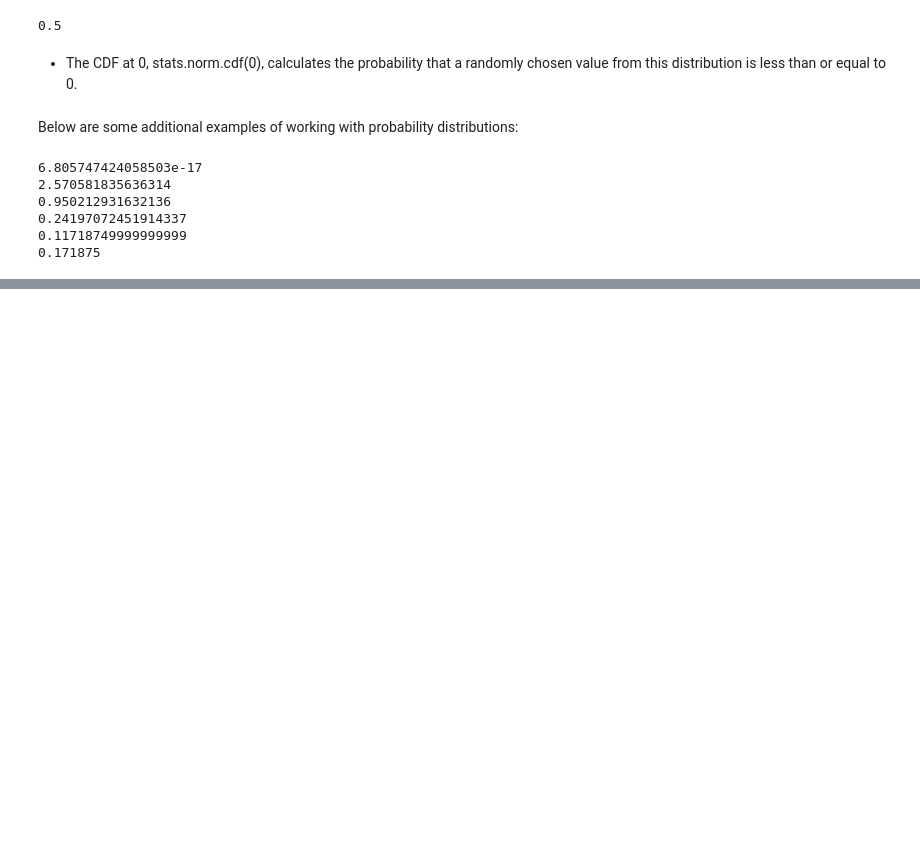
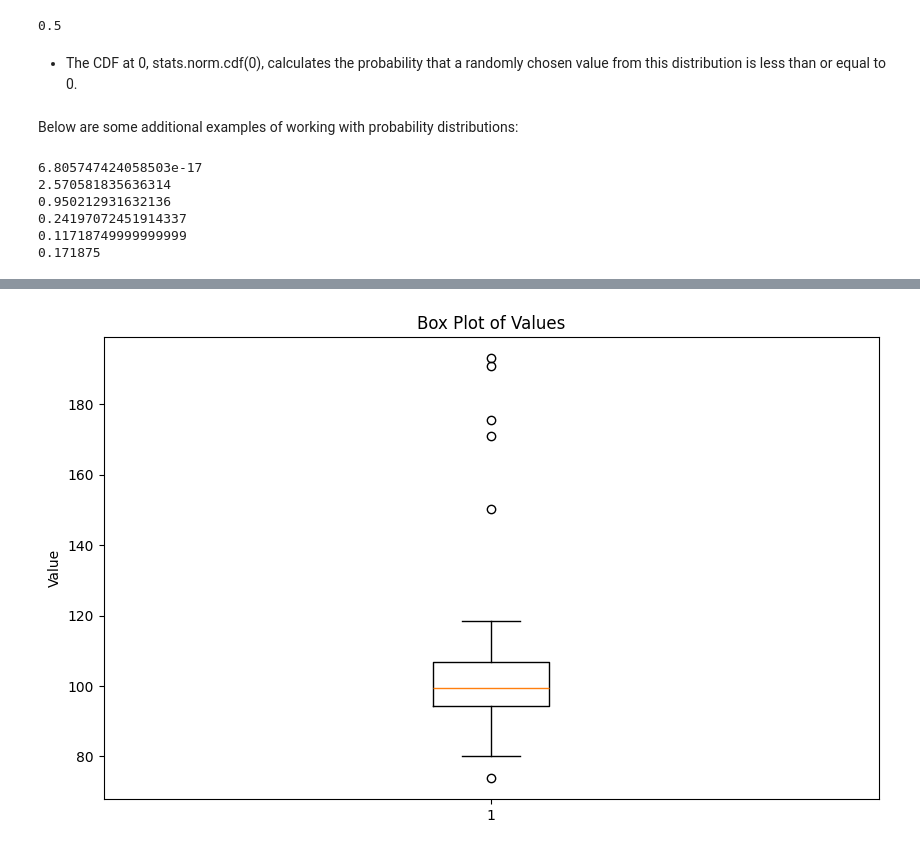
Before and after one commit to TanjiEvan/Python, a Jupyter notebook: Statistics/Basic.ipynb, the cells around one changed output, grey strips where cells are left out. Saved outputs shown, nothing was run; the diff lists cells and outputs as text; code cells hidden in the pictures; blank space fills up the shorter version.

Commit message:
Finding Outliers

```diff
--- a/Statistics/Basic.ipynb
+++ b/Statistics/Basic.ipynb
@@ -50,0 +53,10 @@ print(stats.binom(10, 0.5).cdf(3))
+# %%
+# Generate fictional data
+np.random.seed(42)
+data = np.concatenate([
+    np.random.normal(100, 10, 95),  # 95 normal distributed values
+    np.random.uniform(150, 200, 5)  # 5 potential outliers
+])
+
+# Create a DataFrame
+df = pd.DataFrame(data, columns=['Value'])
@@ -50,0 +118,10 @@ print(stats.binom(10, 0.5).cdf(3))
+# %%
+# Create a box plot
+plt.figure(figsize=(10, 6))
+plt.boxplot(df['Value'])
+#df['Value'].plot(kind='box')
+plt.title('Box Plot of Values')
+plt.ylabel('Value')
+plt.show()
+# %% [output]
+[figure, added]
```
Also changed, not shown: parts of 8 cells of this notebook.
